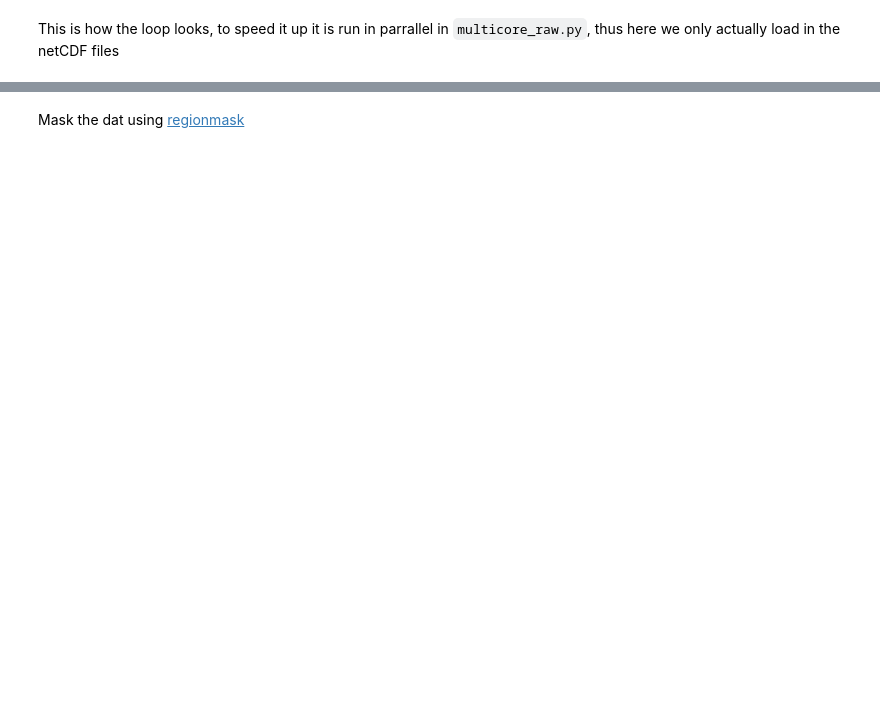
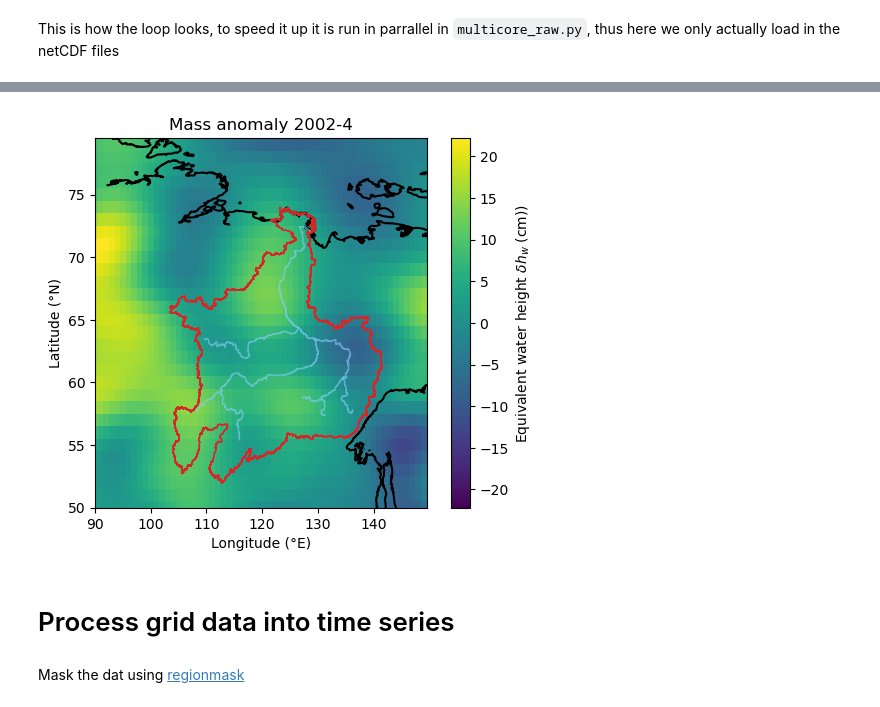
Before and after one commit to Daafip/gravity-anomalies-lena-basin, a Jupyter notebook: Project_grace_filtered.ipynb, the cells around one changed output, grey strips where cells are left out. Drawn from its saved outputs; the diff is of its cells as text; code cells hidden in the pictures; blank space fills up the shorter version.

Commit message:
latest data files & code

```diff
--- a/Project_grace_filtered.ipynb
+++ b/Project_grace_filtered.ipynb
@@ -173,6 +164,8 @@ plot_times = []
 for i, file in enumerate(grace_files):
     C_i, S_i, R, GM, [begin_date_ts, mid_date_ts, end_date_ts] = readstrokescoefficients_filtered(file)
     time_i = begin_date_ts
+    if i == 0:
+        time_0 = time_i
     # replace C_1_0,C_1_1, S_1_1, C_2_0, C_3_0
     try:
         test  = df_1_0.loc[time_i,"Clm"]
@@ -192,8 +185,4 @@ for i, file in enumerate(grace_files):
     else:
         C_i[3,0] = C_30
 
-    # add glacia isostatic adjustment
-    C_i += GIA_C
-    S_i += GIA_S
-
     C.append(C_i), S.append(S_i), times.append(time_i), grace_names.append(f'{time_i.year}-{time_i.month}-{time_i.day}'), plot_times.append(mid_date_ts)
@@ -221,3 +241,24 @@ for i, c in enumerate(C):
+# %%
+for i, c in enumerate(C):
+    t = df_time_series.loc[times[i],'t_months']
+    if type(t) == pd.core.series.Series:
+        t = t.iloc[0]
+    C[i] -= GIA_C * t
+    S[i] -= GIA_S * t
+# %%
+dc1_store_0 = np.array(dc1_store_0)
+ds1_store_0 = np.array(ds1_store_0)
+# remove mean
+C_mean = dc1_store_0.sum(axis=0) / len(C)
+S_mean = ds1_store_0.sum(axis=0) / len(S)
+# remove mean coefficients
+dc1_store = []
+ds1_store = []
+for i, c in enumerate(C):
+    dc1 = dc1_store_0[i] - C_mean
+    ds1 = ds1_store_0[i] - S_mean
+    dc1_store.append(dc1)
+    ds1_store.append(ds1)
 # %% [markdown]
 using
 \begin{equation}
@@ -263,10 +304,7 @@ theta= [40. 39. 38. 37. 36. 35. 34. 33. 32. 31. 30. 29. 28. 27. 26. 25. 24. 23.
 # %% [markdown]
 This is how the loop looks, to speed it up it is run in parrallel in `multicore_raw.py`, thus here we only actually load in the netCDF files
 # %%
-# last run: 2023-10-26 09:42:55.218272 - 2023-10-26 10:39:23.874429
-# fname = "Data\\anomally_waterhead_full.nc"
-# fname = "Data\\anomally_waterhead_filtered_multicore.nc"
-# fname = "Data\\anomally_waterhead_filtered_test2.nc" # debug
+# last run - not multicore: 2023-10-26 09:42:55.218272 - 2023-10-26 10:39:23.874429
 run = False
 debug = False
 
@@ -282,13 +320,12 @@ else:
     if run: fname = "Data\\anomally_waterhead_filtered.nc"
     else: fname = "Data\\anomally_waterhead_filtered_multicore.nc"
 if run:
-    # this is a much slower method, faster is the multicore.py which uses multi proecessing
+    # this is a much slower method, faster is the `multicore_filtered.py` which uses multi proecessing
     store_ewh_1 = []
     print(datetime.datetime.now())
     for z, dh_c1 in enumerate(loop): # debugging
         print(f'{z=}',end='\n')
         ewh_i_1 = np.zeros((len(theta), len(_lambda)))
-        ewh_i_2 = np.zeros((len(theta), len(_lambda)))
 
         for i in range(len(theta)):                              # loop over all thetas
             print(f'{i=} (out of {len(theta)})',end='\r')
@@ -312,6 +349,7 @@ if run:
     ds.to_netcdf(fname)
     print(datetime.datetime.now())
 else:
+    ## Data set is relatively small and multicorecomputing is done in `multicore_filtered.py` we only want to open the file when needed
     ds_in = xr.open_dataset(fname)
     ds = ds_in.load()
     ds_in.close()
@@ -326,18 +356,25 @@ NameError: name 'ds' is not defined
 # %%
 fig, ax = plt.subplots()
 i = 0
-contour_plot = ds.isel(time=i)["dh(m)"].plot(ax=ax,cmap="viridis")
-contour_plot.colorbar.set_label("Equivalent water height $\delta h_w$ (m))")
+plot_values = ds.isel(time=i)["dh(m)"] * 100
+contour_plot = plot_values.plot(ax=ax,cmap="viridis")
+contour_plot.colorbar.set_label("Equivalent water height $\delta h_w$ (cm))")
 
 # ds.isel(time=i).plot(ax=ax,cmap="viridis")
 ax.set_title(f"Mass anomaly {grace_names[i][:-2]}")
 outline.plot(ax=ax, edgecolor="C3", facecolor="None",zorder=2)
 main_rivers.plot(ax=ax, color="lightskyblue",alpha=0.6,lw=1)
+
+ax.set_ylabel("Latitude (°N)")
 ax.set_xlabel("Longitude (°E)")
-bounds = (90.0, 50.0, 150.0, 80.0)
+bounds = (90.0, 50.0, 149.5, 79.5)
 coast.plot(ax=ax,color='k',zorder=1)
 ax.set_xlim((bounds[0],bounds[2]))
 ax.set_ylim((bounds[1],bounds[3]));
+# %% [output]
+[figure, added]
+# %% [markdown]
+# Process grid data into time series
 # %% [markdown]
 Mask the dat using [regionmask](https://regionmask.readthedocs.io/en/stable/)
 # %%
```
Also changed, not shown: parts of 139 cells of this notebook, 43 other files.
